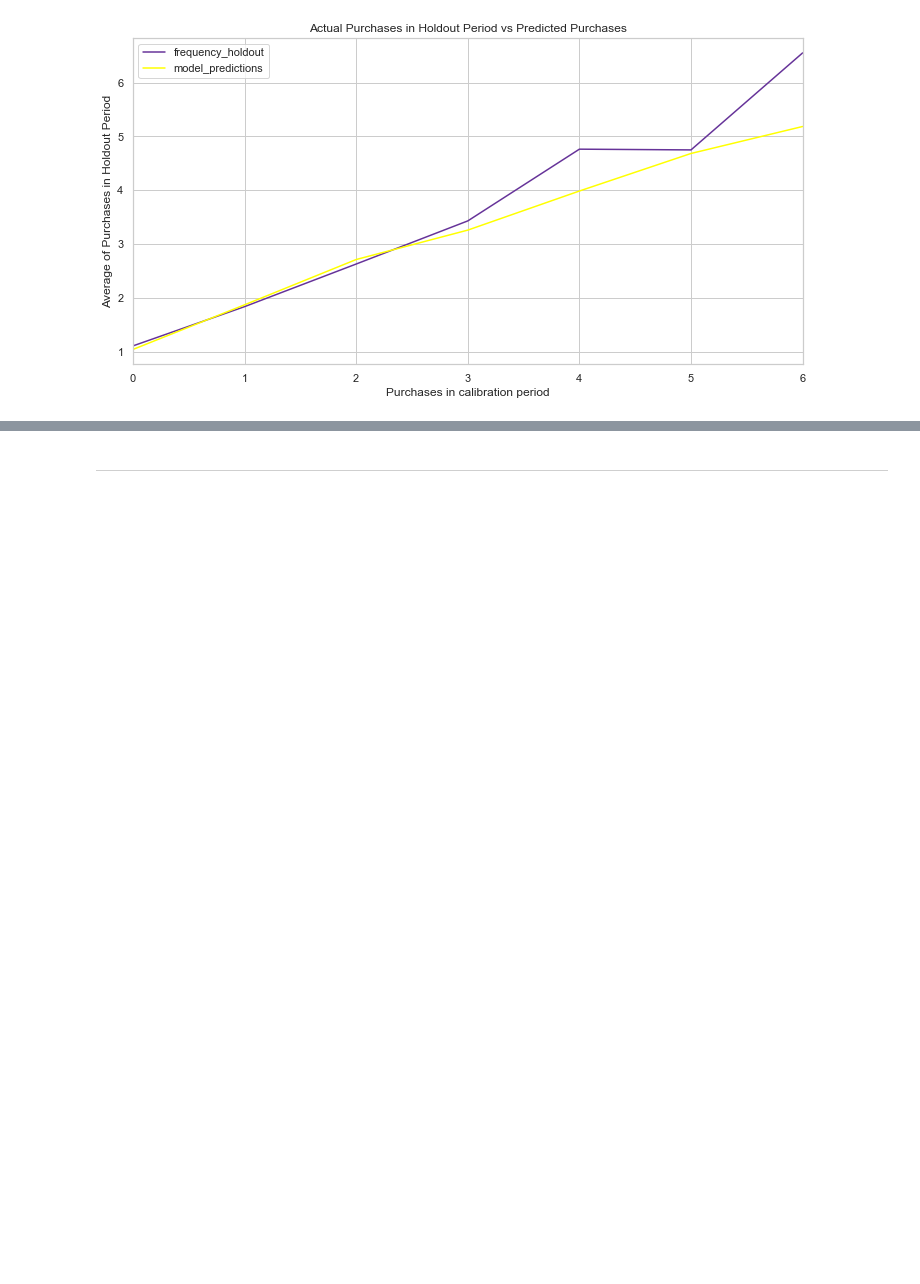
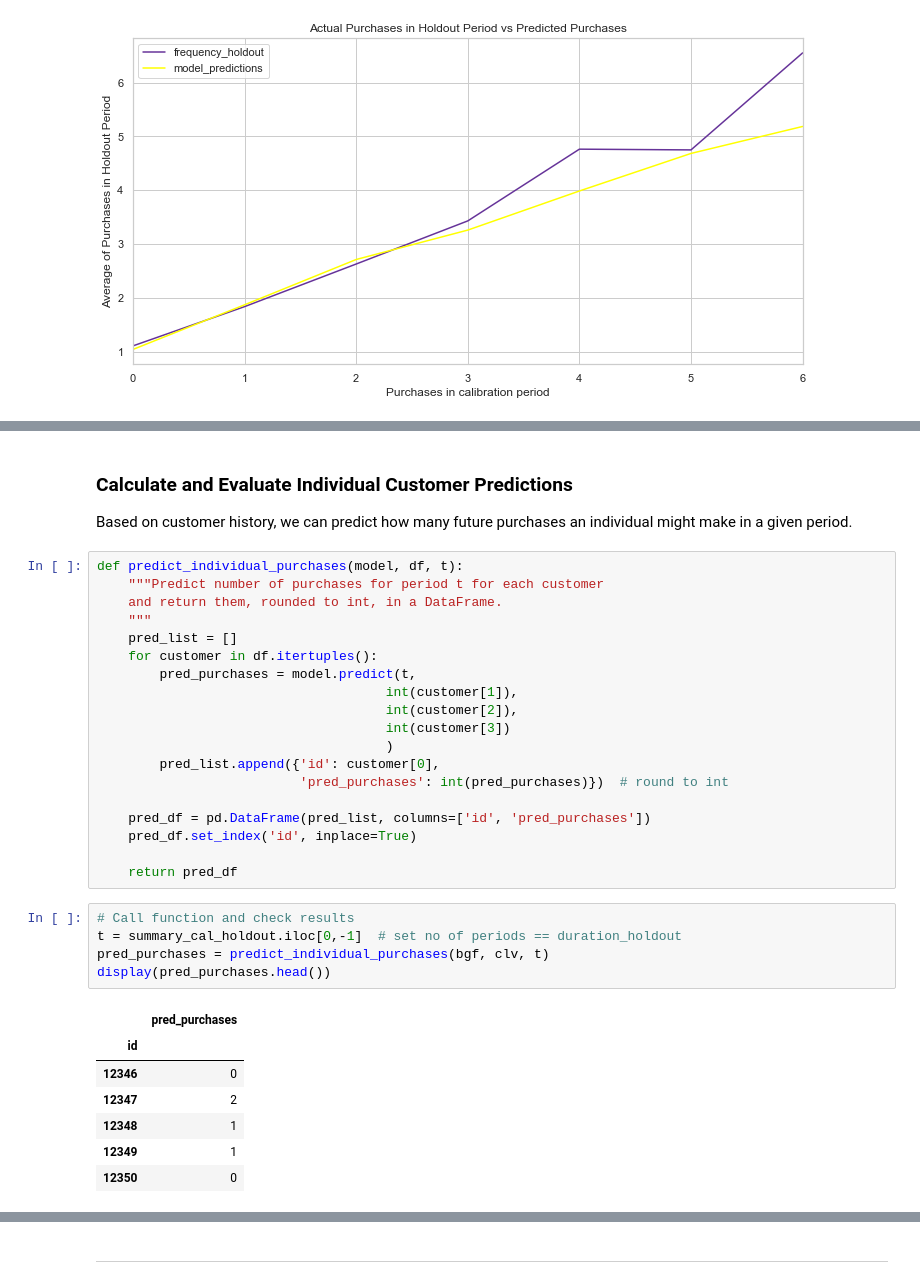
Before and after one commit to rbuerki/projects-ml, a Jupyter notebook: customer_lifetime_value_modelling/2-CLV_calculation.ipynb, the cells around one changed output, grey strips where cells are left out. Cells and saved outputs as stored; diff of their text form; blank space fills up the shorter version.

```diff
--- a/customer_lifetime_value_modelling/2-CLV_calculation.ipynb
+++ b/customer_lifetime_value_modelling/2-CLV_calculation.ipynb
@@ -317,0 +176,35 @@ summary_cal_holdout = calibration_and_holdout_data(clv_data, 'CustomerID', 'Invo
+# %% [markdown]
+### Calculate and Evaluate Individual Customer Predictions
+Based on customer history, we can predict how many future purchases an individual might make in a given period.
+# %%
+def predict_individual_purchases(model, df, t):
+    """Predict number of purchases for period t for each customer
+    and return them, rounded to int, in a DataFrame.
+    """
+    pred_list = []
+    for customer in df.itertuples():
+        pred_purchases = model.predict(t,
+                                     int(customer[1]),
+                                     int(customer[2]),
+                                     int(customer[3])
+                                     )
+        pred_list.append({'id': customer[0],
+                          'pred_purchases': int(pred_purchases)})  # round to int
+
+    pred_df = pd.DataFrame(pred_list, columns=['id', 'pred_purchases'])
+    pred_df.set_index('id', inplace=True)
+
+    return pred_df
+# %%
+# Call function and check results
+t = summary_cal_holdout.iloc[0,-1]  # set no of periods == duration_holdout
+pred_purchases = predict_individual_purchases(bgf, clv, t)
+display(pred_purchases.head())
+# %% [output]
+|  | pred_purchases |
+| id |  |
+| 12346 | 0 |
+| 12347 | 2 |
+| 12348 | 1 |
+| 12349 | 1 |
+| 12350 | 0 |
```
Also changed, not shown: parts of 65 cells of this notebook.
